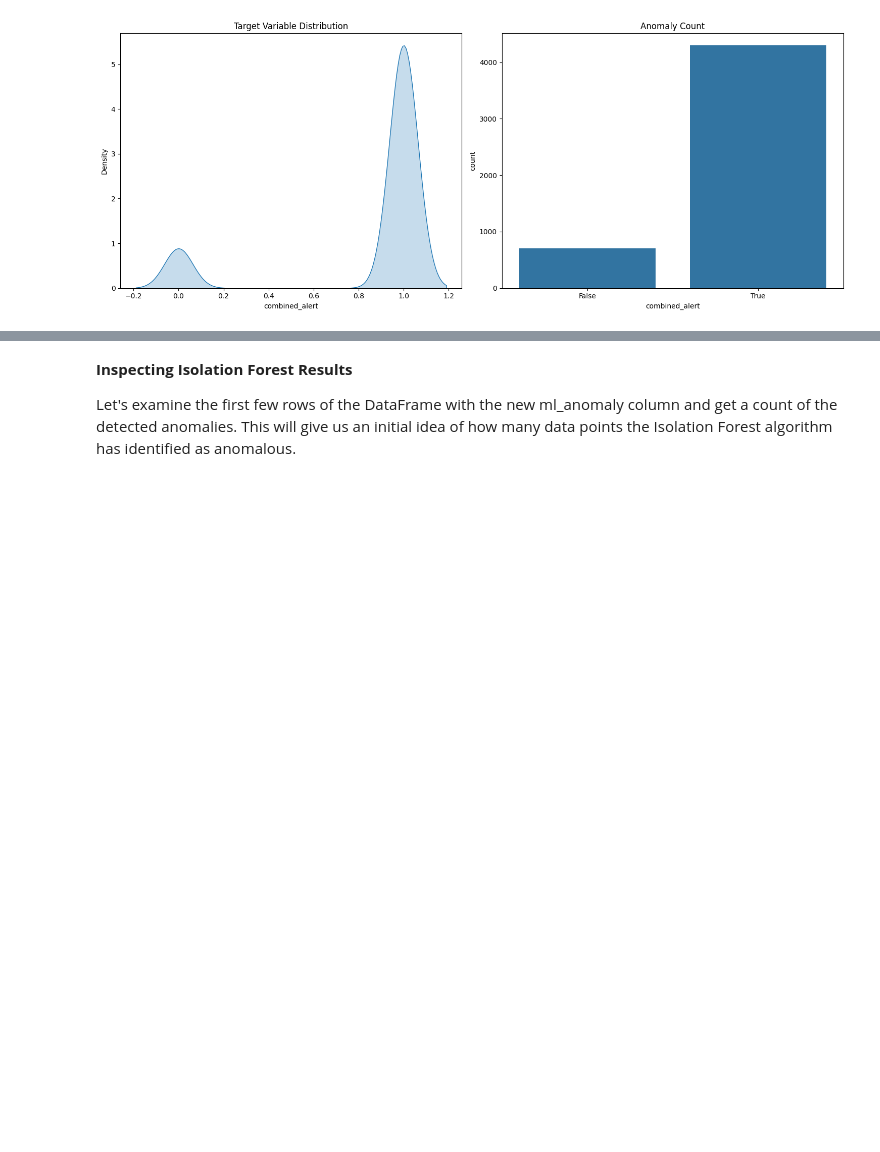
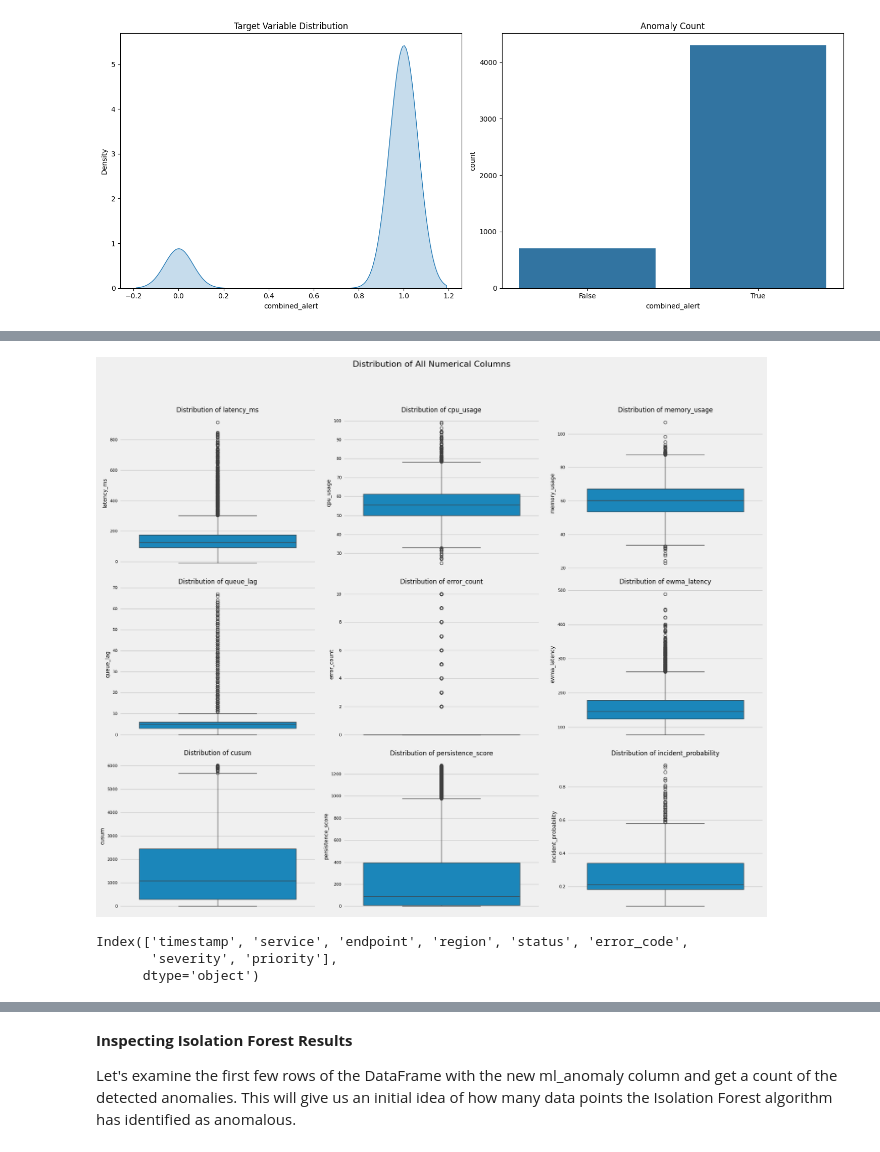
Before and after one commit to shubhiv02-learner/banking-log-anomaly-detection, a Jupyter notebook: notebooks/SentinelIQ.ipynb, the cells around one changed output, grey strips where cells are left out. Drawn from its saved outputs; the diff is of its cells as text; code cells hidden in the pictures; blank space fills up the shorter version.

```diff
--- a/notebooks/SentinelIQ.ipynb
+++ b/notebooks/SentinelIQ.ipynb
@@ -1057,0 +1093,51 @@ plt.close()  # Closes the plot window to save memory
+# %%
+import matplotlib.pyplot as plt
+import seaborn as sns
+
+plt.style.use("fivethirtyeight")
+
+# Re-select numerical columns to ensure it's up-to-date
+numerical_columns = df.select_dtypes(include=['float64', 'int64']).columns
+
+# Exclude 'Is_Fraud' from plotting as it's typically handled separately
+plot_numerical_columns = [col for col in numerical_columns if col != 'Is_Fraud']
+
+# Calculate the number of rows and columns for the subplots
+num_cols_for_plot = 3 # Number of charts per row, adjusted for better layout
+num_rows_for_plot = (len(plot_numerical_columns) + num_cols_for_plot - 1) // num_cols_for_plot
+
+# Create a figure with the appropriate number of subplots
+fig, axes = plt.subplots(num_rows_for_plot, num_cols_for_plot, figsize=(18, 5 * num_rows_for_plot))
+axes = axes.flatten() # Flatten the array of axes for easy iteration
+
+for i, col in enumerate(plot_numerical_columns):
+    # Create the boxplot vertically on the current subplot
+    sns.boxplot(y=df[col], ax=axes[i])
+    axes[i].set_title(f'Distribution of {col}', fontsize=12)
+    axes[i].set_ylabel(col, fontsize=10)
+    axes[i].tick_params(axis='y', labelsize=8)
+
+# Hide any unused subplots
+for j in range(i + 1, len(axes)):
+    fig.delaxes(axes[j])
+
+plt.suptitle('Distribution of All Numerical Columns', fontsize=16, y=1.02) # Add a main title for the figure
+plt.tight_layout(rect=[0, 0.03, 1, 0.98]) # Adjust layout to prevent overlap, making space for suptitle
+plt.show()
+
+# Save the entire figure
+plt.savefig("all_numerical_box_plots.png", bbox_inches="tight")
+plt.close() # Closes the plot window to save memory
+# %% [output]
+[figure, added]
+# %%
+# For categorical columns, we'll fill missing values with the mode (most frequent category)
+categorical_columns = df.select_dtypes(include=['object']).columns
+for col in categorical_columns:
+    df[col] = df[col].fillna(df[col].mode()[0])
+
+print(categorical_columns)
+# %% [output]
+Index(['timestamp', 'service', 'endpoint', 'region', 'status', 'error_code',
+       'severity', 'priority'],
+      dtype='object')
```
Also changed, not shown: parts of 15 cells of this notebook.
